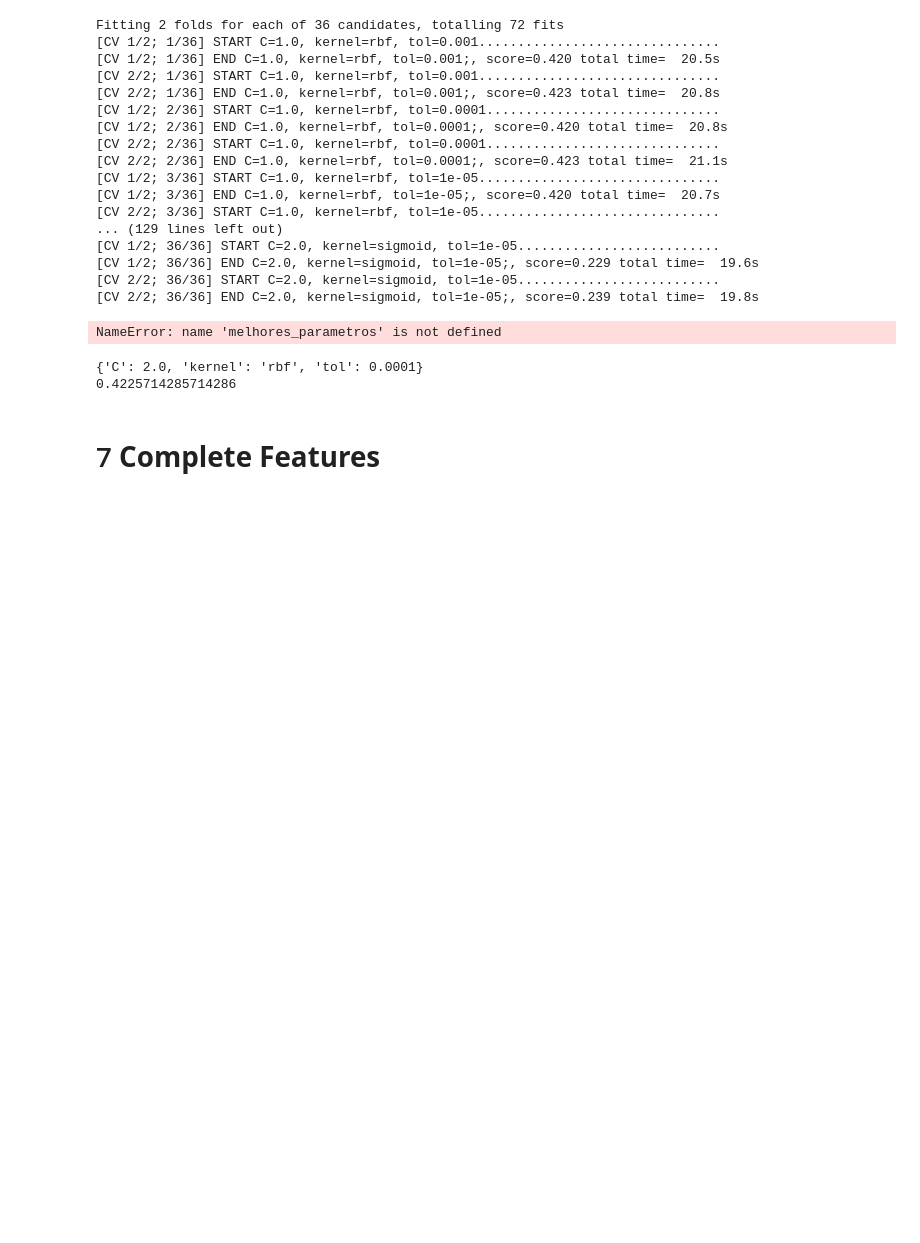
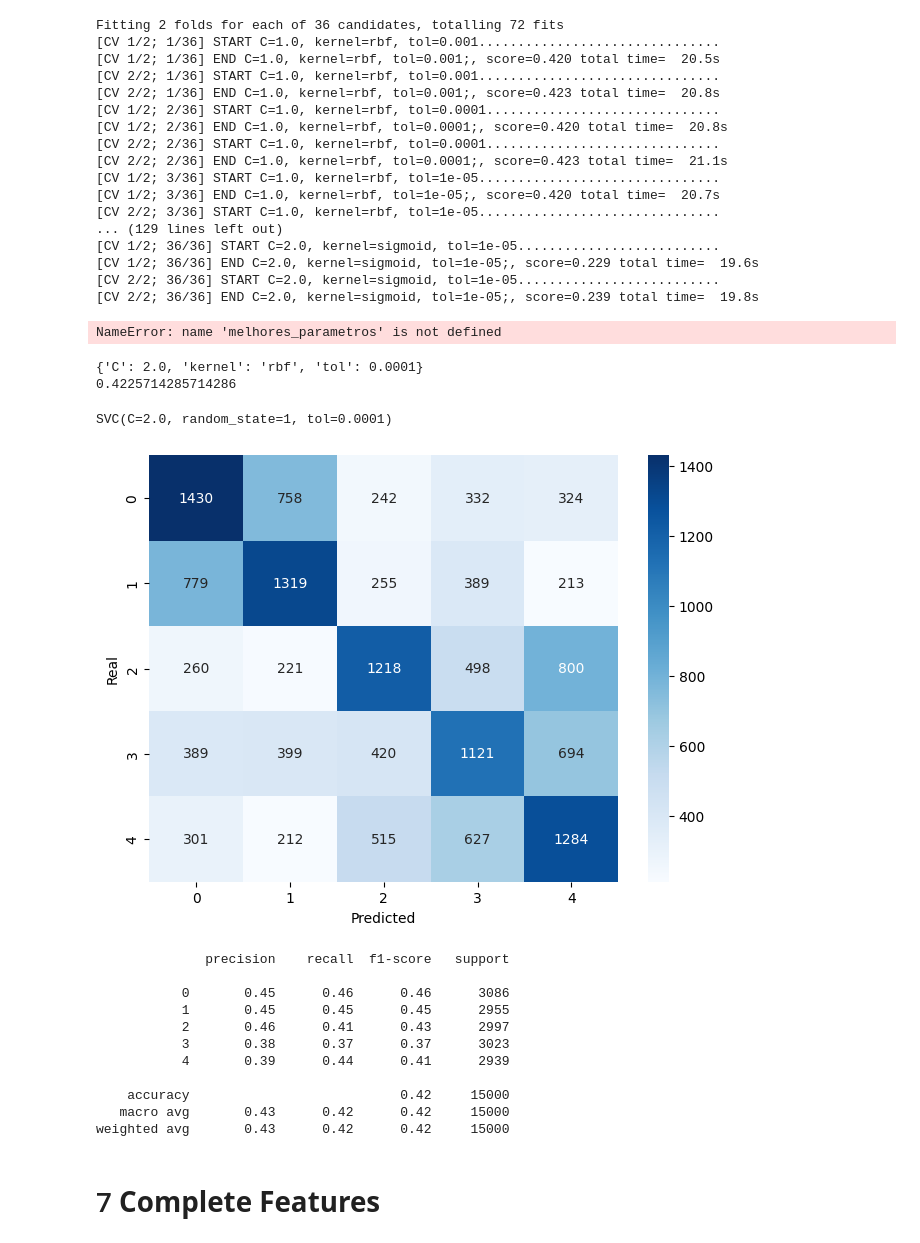
Before and after one commit to rodrigomedeiros92-code/case_study_FIESC, a Jupyter notebook: AI_processing/modeling.ipynb, the cells around one changed output. Saved outputs shown, nothing was run; the diff lists cells and outputs as text; code cells hidden in the pictures; blank space fills up the shorter version.

```diff
--- a/AI_processing/modeling.ipynb
+++ b/AI_processing/modeling.ipynb
@@ -592,6 +582,35 @@ print(best_result)
 # %% [output]
 {'C': 2.0, 'kernel': 'rbf', 'tol': 0.0001}
 0.4225714285714286
+# %%
+svm = SVC(kernel='rbf', C= 2.0, tol= 0.0001, random_state=1)
+svm.fit(X_train_pca, y_train)
+# %% [output]
+SVC(C=2.0, random_state=1, tol=0.0001)
+# %%
+y_pred = svm.predict(X_test_pca)
+cm = confusion_matrix(y_test, y_pred)
+
+sns.heatmap(cm, annot=True, fmt='d', cmap='Blues')
+plt.tight_layout()
+plt.ylabel("Real")
+plt.xlabel("Predicted")
+plt.show()
+
+print(classification_report(y_test, y_pred))
+# %% [output]
+[figure, added]
+              precision    recall  f1-score   support
+
+           0       0.45      0.46      0.46      3086
+           1       0.45      0.45      0.45      2955
+           2       0.46      0.41      0.43      2997
+           3       0.38      0.37      0.37      3023
+           4       0.39      0.44      0.41      2939
+
+    accuracy                           0.42     15000
+   macro avg       0.43      0.42      0.42     15000
+weighted avg       0.43      0.42      0.42     15000
 # %% [markdown]
 # 7 **Complete Features**
 # %%
```
Also changed, not shown: parts of 20 cells of this notebook, 1 other file.
